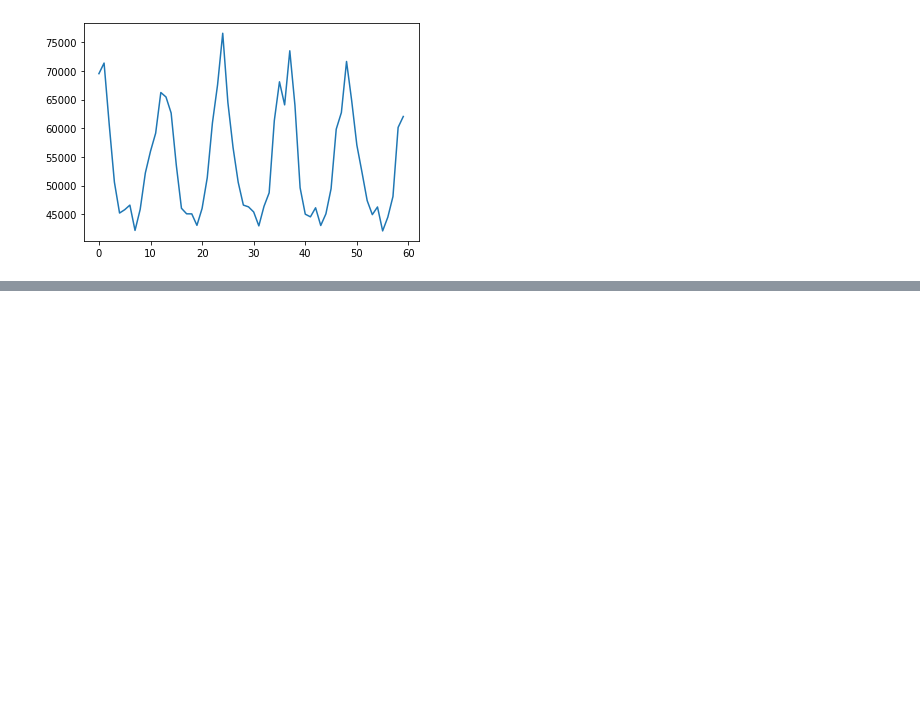
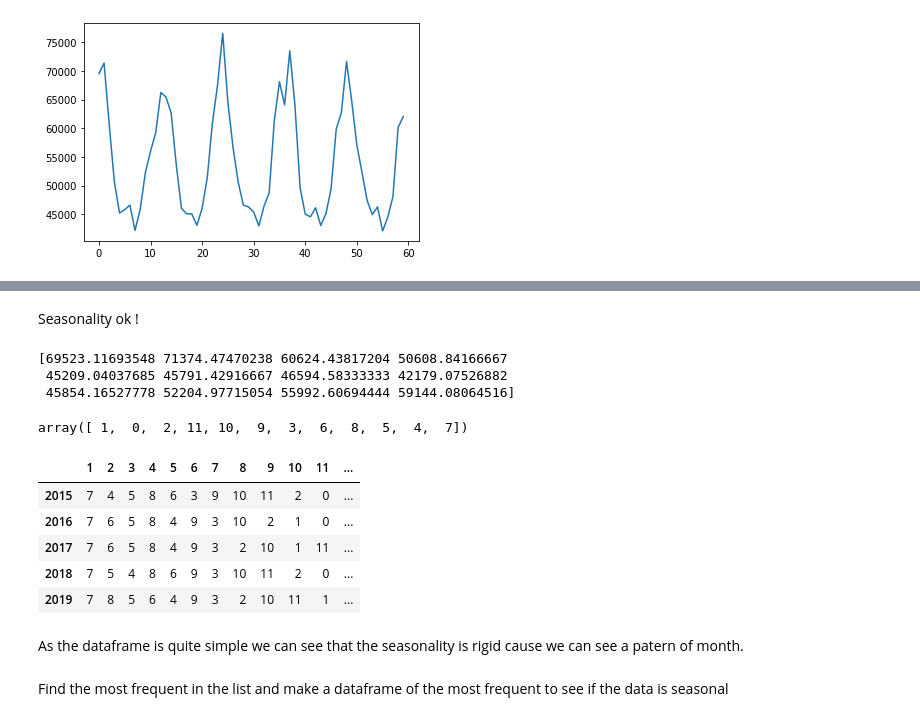
Before and after one commit to RPegoud/TimeSeries, a Jupyter notebook: TimeSeries.ipynb, the cells around one changed output, grey strips where cells are left out. Saved outputs shown, nothing was run; the diff lists cells and outputs as text; code cells hidden in the pictures; blank space fills up the shorter version.

```diff
--- a/TimeSeries.ipynb
+++ b/TimeSeries.ipynb
@@ -143,0 +154,43 @@ test = melted_means[melted_means['year'].between(2018,2020)]
+# %% [markdown]
+Seasonality ok !
+# %%
+list_2015  = np.array(melted_means[melted_means['year'] == 2015].value)
+
+list_2015_BBT = list_2015.argsort()[::-1]
+# %% [output]
+[69523.11693548 71374.47470238 60624.43817204 50608.84166667
+ 45209.04037685 45791.42916667 46594.58333333 42179.07526882
+ 45854.16527778 52204.97715054 55992.60694444 59144.08064516]
+array([ 1,  0,  2, 11, 10,  9,  3,  6,  8,  5,  4,  7])
+# %%
+list_2015  = np.array(melted_means[melted_means['year'] == 2015].value)
+list_2016  = np.array(melted_means[melted_means['year'] == 2016].value)
+list_2017  = np.array(melted_means[melted_means['year'] == 2017].value)
+list_2018  = np.array(melted_means[melted_means['year'] == 2018].value)
+list_2019  = np.array(melted_means[melted_means['year'] == 2019].value)
+
+list_tot = zip(list_2015,list_2016, list_2017, list_2018,list_2019)
+list_tot
+
+df = pd.DataFrame(list_tot, columns= ['2015', '2016', '2017', '2018','2019'],index=  ['1', '2', '3', '4', '5', '6','7','8', '9', '10', '11', '12'])
+df = df.T
+
+#find the index sorted
+df_BBT = df.apply(lambda x : np.argsort(x)[::-1], axis = 1)
+
+
+
+df_BBT = pd.DataFrame(df_BBT,columns=  ['1', '2', '3', '4', '5', '6','7','8', '9', '10', '11', '12'] )
+
+df_BBT
+# %% [output]
+|  | 1 | 2 | 3 | 4 | 5 | 6 | 7 | 8 | 9 | 10 | 11 | ... |
+| 2015 | 7 | 4 | 5 | 8 | 6 | 3 | 9 | 10 | 11 | 2 | 0 | ... |
+| 2016 | 7 | 6 | 5 | 8 | 4 | 9 | 3 | 10 | 2 | 1 | 0 | ... |
+| 2017 | 7 | 6 | 5 | 8 | 4 | 9 | 3 | 2 | 10 | 1 | 11 | ... |
+| 2018 | 7 | 5 | 4 | 8 | 6 | 9 | 3 | 10 | 11 | 2 | 0 | ... |
+| 2019 | 7 | 8 | 5 | 6 | 4 | 9 | 3 | 2 | 10 | 11 | 1 | ... |
+# %% [markdown]
+As the dataframe is quite simple we can see that the seasonality is rigid cause we can see a patern of month.
+# %% [markdown]
+Find the most frequent in the list and make a dataframe of the most frequent to see if the data is seasonal
```
Also changed, not shown: parts of 4 cells of this notebook.
